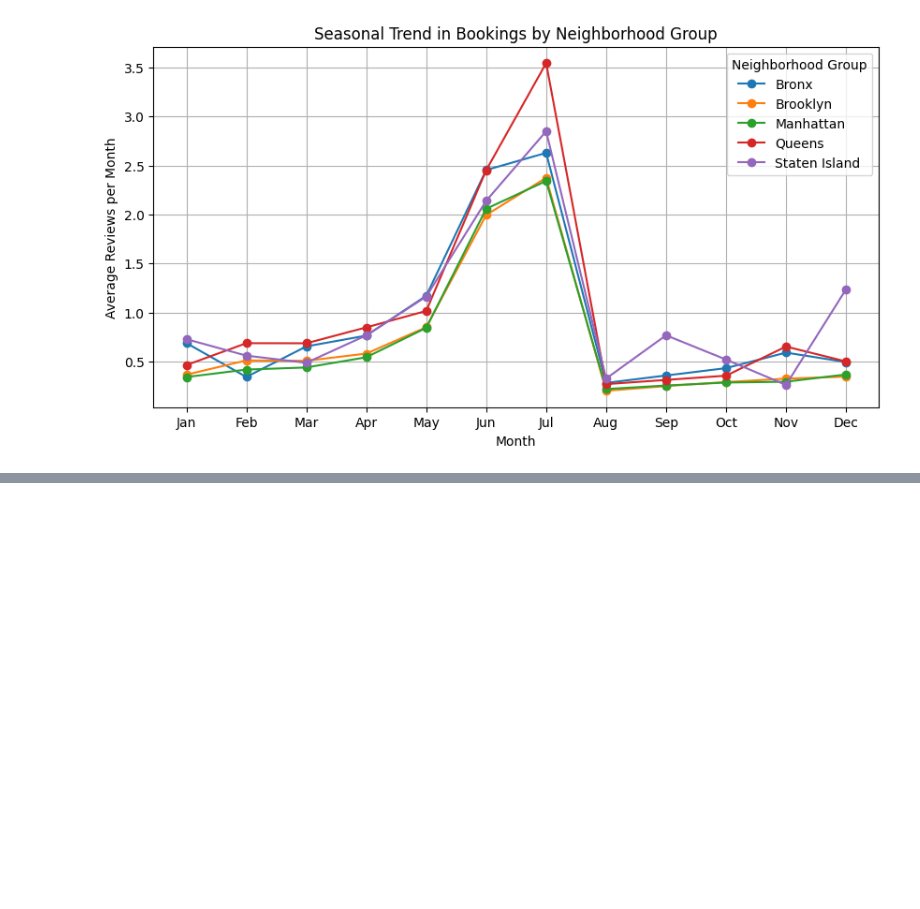
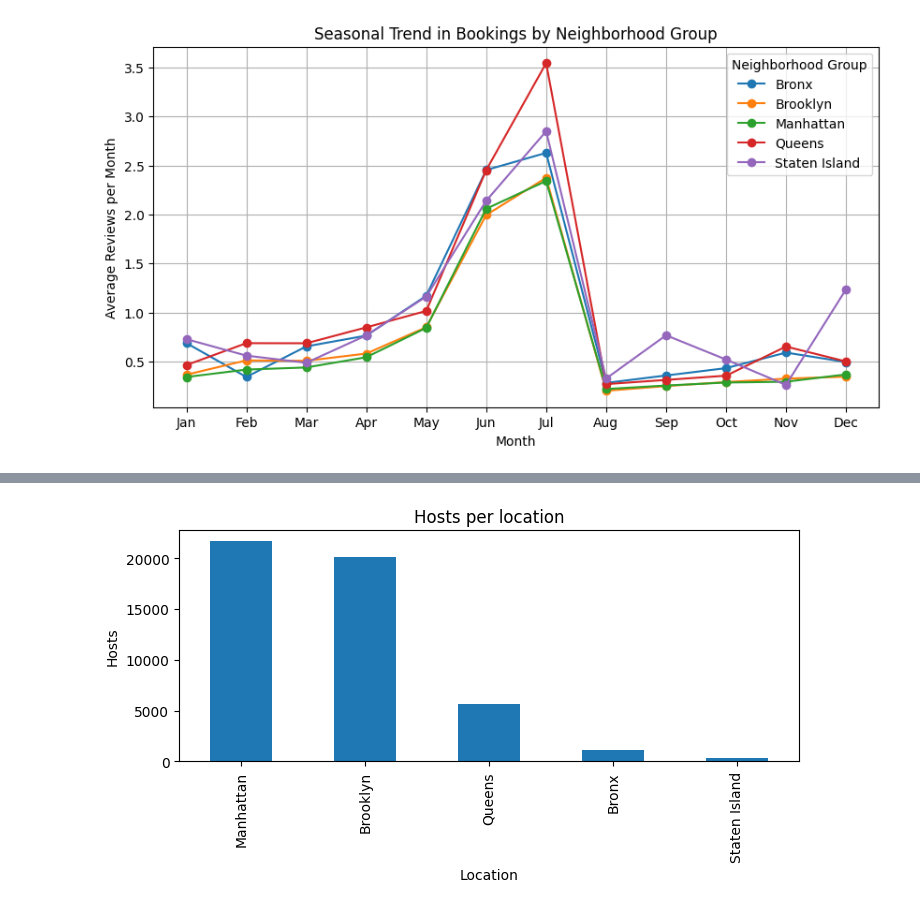
Before and after one commit to ijuner/Business_decision, a Jupyter notebook: Week4-Demo-Dev-Airbnb/Airbnb-Anaysis.ipynb, the cells around one changed output, grey strips where cells are left out. Cells and saved outputs as stored; diff of their text form; code cells hidden in the pictures; blank space fills up the shorter version.

```diff
--- a/Week4-Demo-Dev-Airbnb/Airbnb-Anaysis.ipynb
+++ b/Week4-Demo-Dev-Airbnb/Airbnb-Anaysis.ipynb
@@ -363,0 +462,10 @@ plt.show()
+# %%
+# Average reviews by location
+plt.figure(figsize=(8, 3))
+data["neighbourhood_group"].value_counts().plot(kind='bar')
+plt.title("Hosts per location")
+plt.xlabel("Location")
+plt.ylabel("Hosts")
+plt.show()
+# %% [output]
+[figure, added]
```
Also changed, not shown: parts of 9 cells of this notebook.
